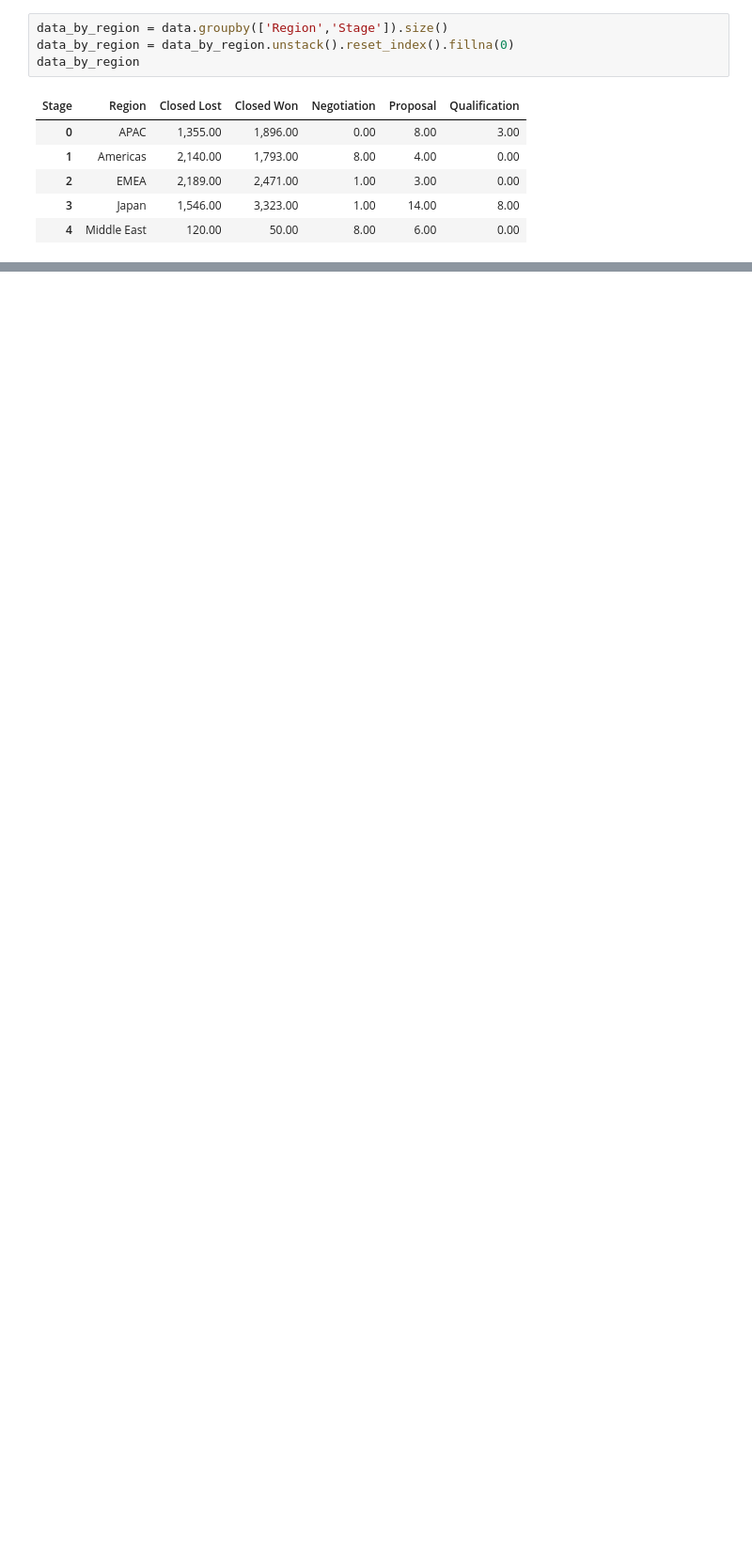
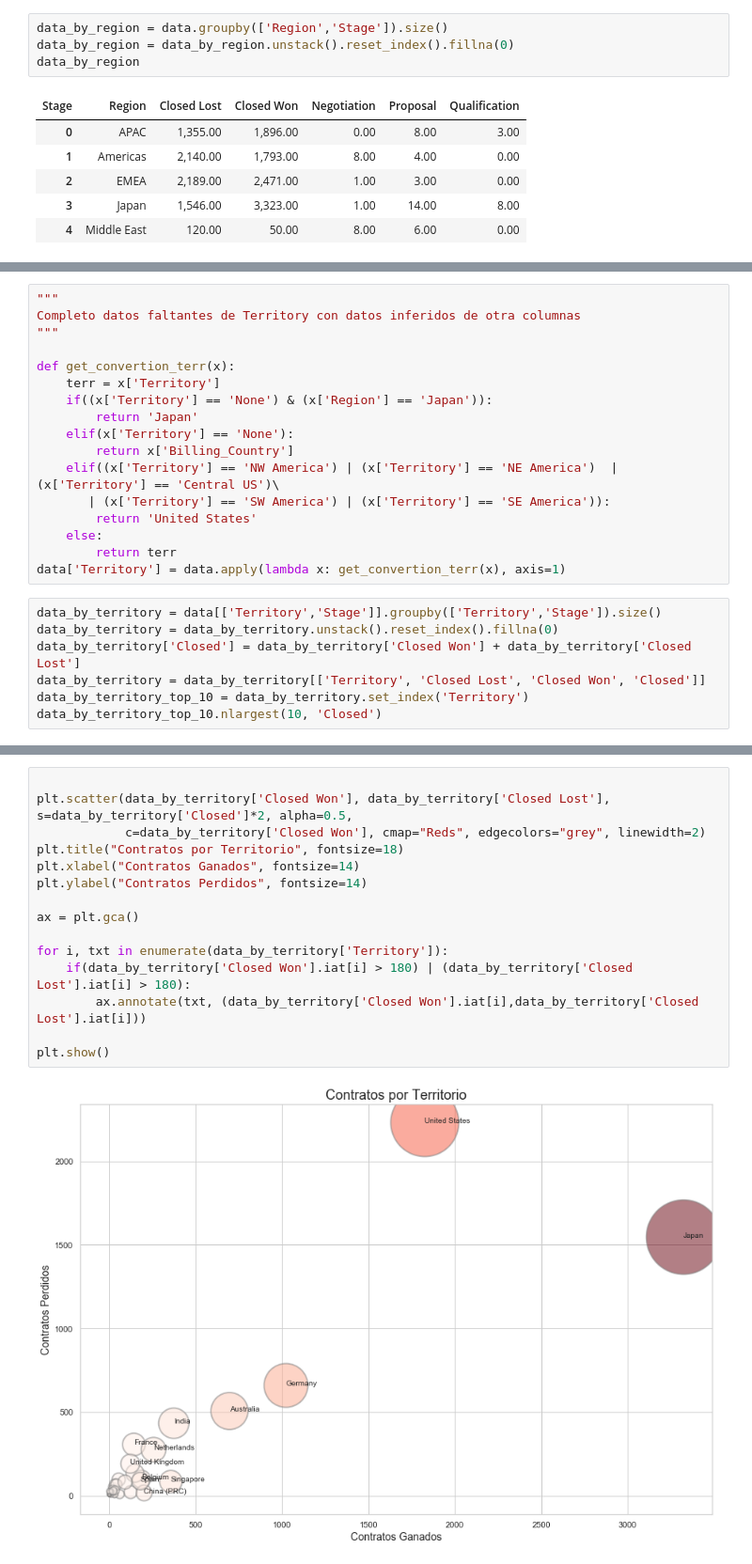
Before and after one commit to CeciliaRoldan/Pycantes, a Jupyter notebook: notebooks/analisis_de_montos_y_regiones.ipynb, the cells around one changed output, grey strips where cells are left out. Shown: that part at 94% size. Saved outputs shown, nothing was run; the diff lists cells and outputs as text; blank space fills up the shorter version.

Commit message:
se agregan nuevas visualizaciones

```diff
--- a/notebooks/analisis_de_montos_y_regiones.ipynb
+++ b/notebooks/analisis_de_montos_y_regiones.ipynb
@@ -334,3 +334,27 @@ ax.legend()
 plt.show()
 # %% [output]
 [figure]
+# %%
+"""
+Completo datos faltantes de Territory con datos inferidos de otra columnas
+"""
+
+def get_convertion_terr(x):
+    terr = x['Territory']
+    if((x['Territory'] == 'None') & (x['Region'] == 'Japan')):
+        return 'Japan'
+    elif(x['Territory'] == 'None'):
+        return x['Billing_Country']
+    elif((x['Territory'] == 'NW America') | (x['Territory'] == 'NE America')  | (x['Territory'] == 'Central US')\
+       | (x['Territory'] == 'SW America') | (x['Territory'] == 'SE America')):
+        return 'United States'
+    else:
+        return terr
+data['Territory'] = data.apply(lambda x: get_convertion_terr(x), axis=1)
+# %%
+data_by_territory = data[['Territory','Stage']].groupby(['Territory','Stage']).size()
+data_by_territory = data_by_territory.unstack().reset_index().fillna(0)
+data_by_territory['Closed'] = data_by_territory['Closed Won'] + data_by_territory['Closed Lost']
+data_by_territory = data_by_territory[['Territory', 'Closed Lost', 'Closed Won', 'Closed']]
+data_by_territory_top_10 = data_by_territory.set_index('Territory')
+data_by_territory_top_10.nlargest(10, 'Closed')
@@ -336,0 +374,17 @@ plt.show()
+# %%
+
+plt.scatter(data_by_territory['Closed Won'], data_by_territory['Closed Lost'], s=data_by_territory['Closed']*2, alpha=0.5,
+            c=data_by_territory['Closed Won'], cmap="Reds", edgecolors="grey", linewidth=2)
+plt.title("Contratos por Territorio", fontsize=18)
+plt.xlabel("Contratos Ganados", fontsize=14)
+plt.ylabel("Contratos Perdidos", fontsize=14)
+
+ax = plt.gca()
+
+for i, txt in enumerate(data_by_territory['Territory']):
+    if(data_by_territory['Closed Won'].iat[i] > 180) | (data_by_territory['Closed Lost'].iat[i] > 180):
+        ax.annotate(txt, (data_by_territory['Closed Won'].iat[i],data_by_territory['Closed Lost'].iat[i]))
+
+plt.show()
+# %% [output]
+[figure, added]
```
Also changed, not shown: parts of 3 cells of this notebook, 2 other files.
